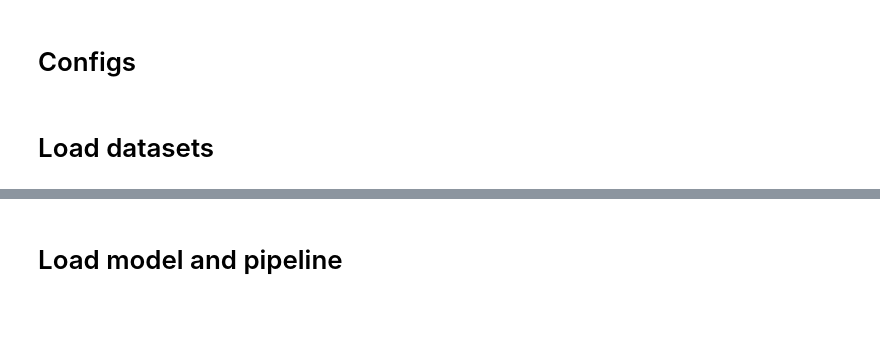
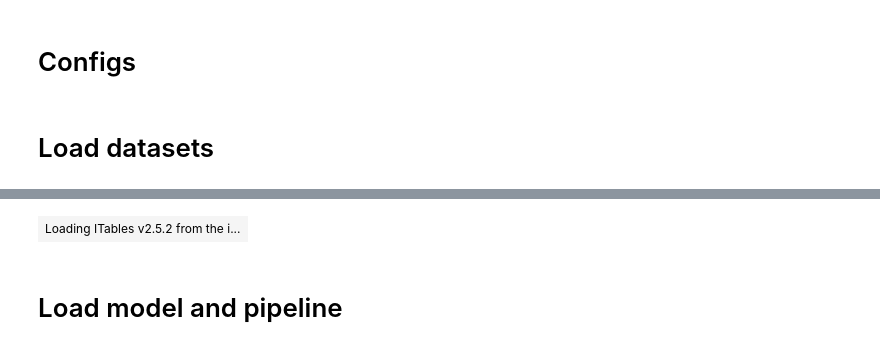
Before and after one commit to samwanyua/nairobo_innovation_sprint, a Jupyter notebook: evaluation.ipynb, the cells around one changed output, grey strips where cells are left out. Saved outputs shown, nothing was run; the diff lists cells and outputs as text; code cells hidden in the pictures; blank space fills up the shorter version.

```diff
--- a/evaluation.ipynb
+++ b/evaluation.ipynb
@@ -246,5 +273,8 @@ print(f"Loaded dataset with {len(dataset)} examples")
 # %%
 metadata_df = load_speaker_metadata(DATASET_NAME)
+metadata_df
+# %% [output]
+| Loading ITables v2.5.2 from the i... |
 # %% [markdown]
 # Load model and pipeline
 # %%
```
Also changed, not shown: parts of 5 cells of this notebook.
